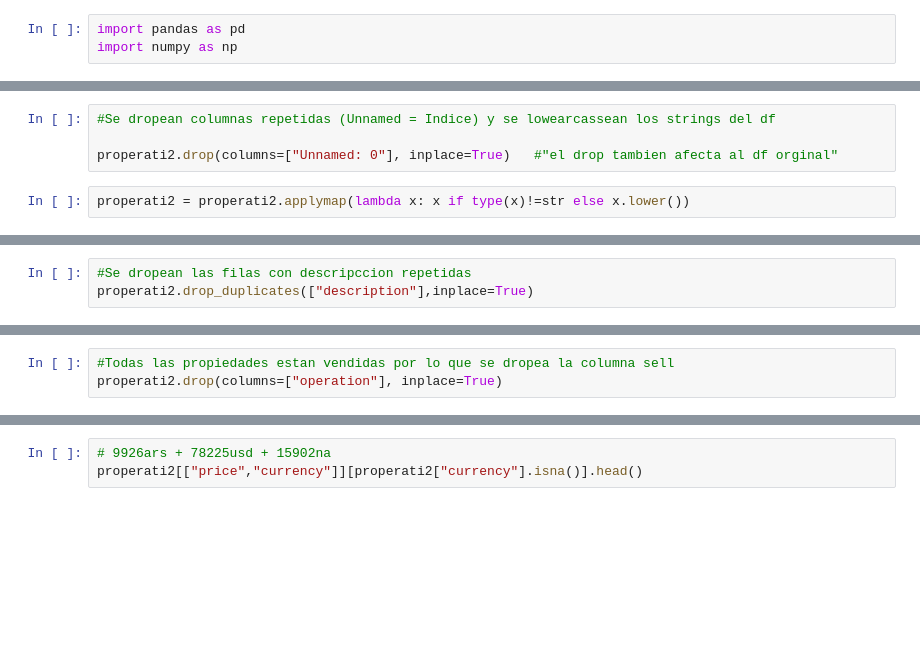
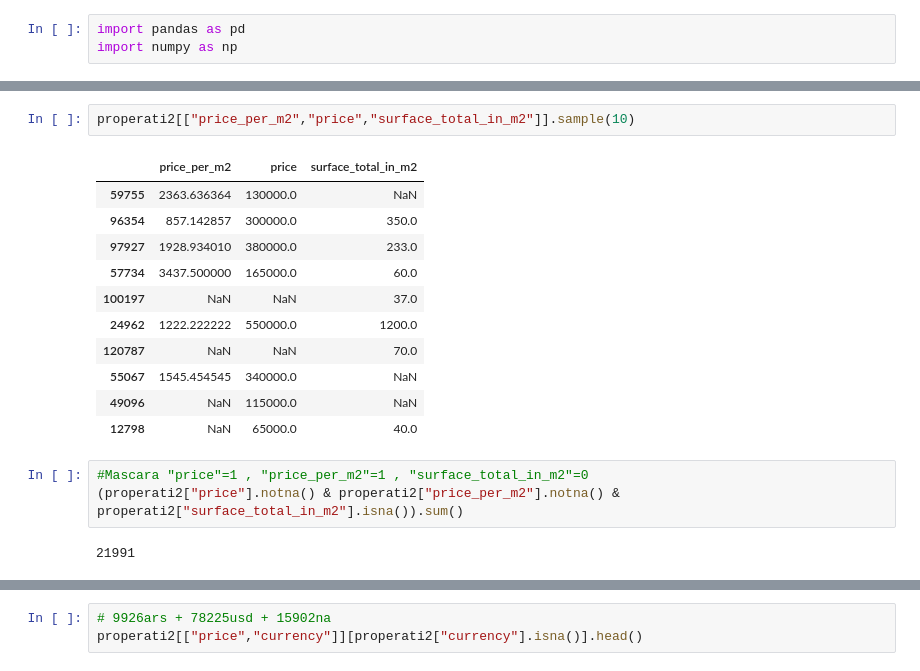
Before and after one commit to krisescobedo/Challenge-one, a Jupyter notebook: Data wrangling.ipynb, the cells around one changed output, grey strips where cells are left out. Saved outputs shown, nothing was run; the diff lists cells and outputs as text; blank space fills up the shorter version.

```diff
--- a/Data wrangling.ipynb
+++ b/Data wrangling.ipynb
@@ -56,6 +3,0 @@ properati2 = properati
-# %%
-#Se dropean columnas repetidas (Unnamed = Indice) y se lowearcassean los strings del df
-
-properati2.drop(columns=["Unnamed: 0"], inplace=True)   #"el drop tambien afecta al df orginal"
-# %%
-properati2 = properati2.applymap(lambda x: x if type(x)!=str else x.lower())
@@ -94,3 +3,0 @@ dtype: bool
-# %%
-#Se dropean las filas con descripccion repetidas
-properati2.drop_duplicates(["description"],inplace=True)
@@ -173,3 +3,0 @@ Name: price, Length: 104056, dtype: float64
-# %%
-#Todas las propiedades estan vendidas por lo que se dropea la columna sell
-properati2.drop(columns=["operation"], inplace=True)
@@ -201,0 +213,19 @@ nan
+# %%
+properati2[["price_per_m2","price","surface_total_in_m2"]].sample(10)
+# %% [output]
+|  | price_per_m2 | price | surface_total_in_m2 |
+| 59755 | 2363.636364 | 130000.0 | NaN |
+| 96354 | 857.142857 | 300000.0 | 350.0 |
+| 97927 | 1928.934010 | 380000.0 | 233.0 |
+| 57734 | 3437.500000 | 165000.0 | 60.0 |
+| 100197 | NaN | NaN | 37.0 |
+| 24962 | 1222.222222 | 550000.0 | 1200.0 |
+| 120787 | NaN | NaN | 70.0 |
+| 55067 | 1545.454545 | 340000.0 | NaN |
+| 49096 | NaN | 115000.0 | NaN |
+| 12798 | NaN | 65000.0 | 40.0 |
+# %%
+#Mascara "price"=1 , "price_per_m2"=1 , "surface_total_in_m2"=0
+(properati2["price"].notna() & properati2["price_per_m2"].notna() & properati2["surface_total_in_m2"].isna()).sum()
+# %% [output]
+21991
```
Also changed, not shown: parts of 61 cells of this notebook.
